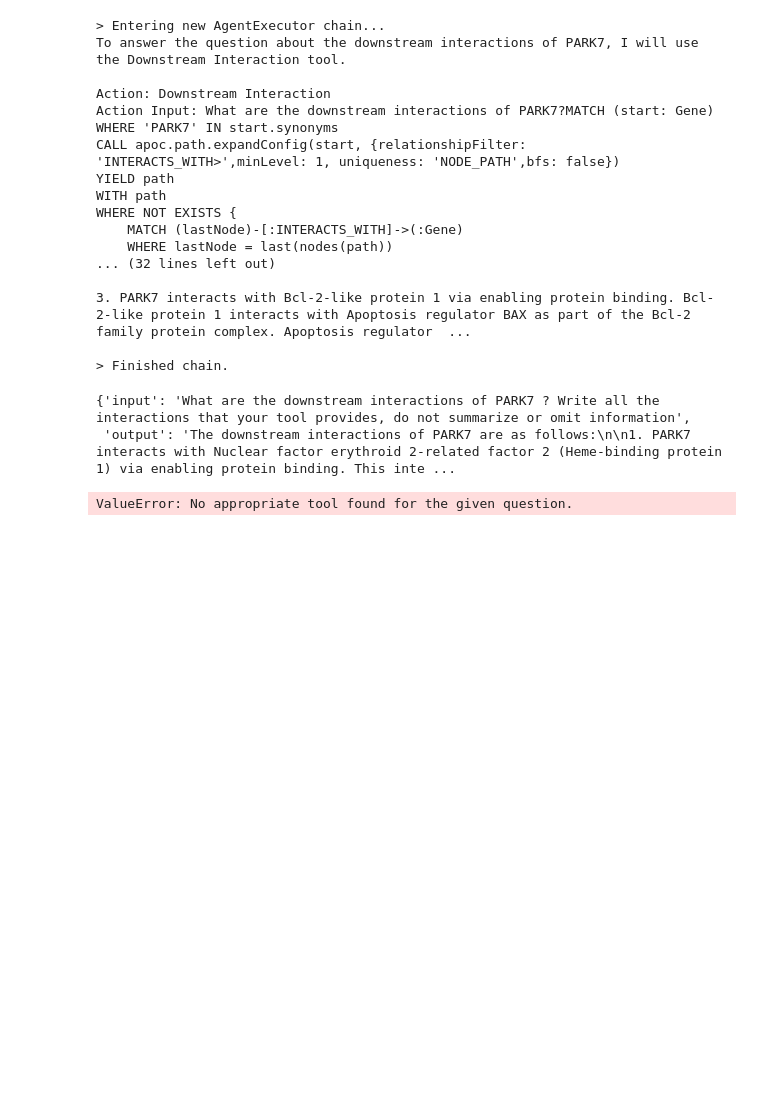
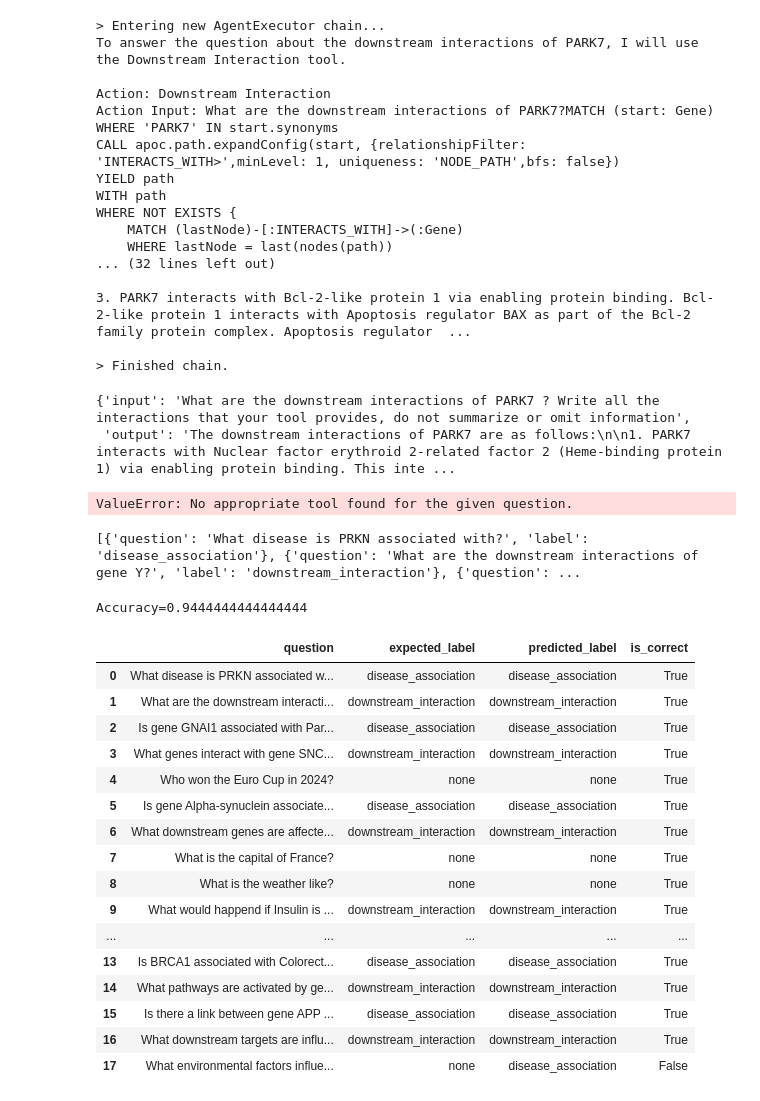
Before and after one commit to evangelosroutis/hypothesis-generation, a Jupyter notebook: demo.ipynb, the cells around one changed output. Cells and saved outputs as stored; diff of their text form; code cells hidden in the pictures; blank space fills up the shorter version.

Commit message:
added evaluation for final response

```diff
--- a/demo.ipynb
+++ b/demo.ipynb
@@ -1525,0 +1551,79 @@ ValueError: No appropriate tool found for the given question.
+# %%
+
+# Load the dataset from a JSON file
+with open('evaluation_datasets/tool_selection_dataset.json', 'r') as f:
+    loaded_dataset = json.load(f)
+
+# Check if the dataset is loaded correctly
+print(loaded_dataset)
+# %% [output]
+[{'question': 'What disease is PRKN associated with?', 'label': 'disease_association'}, {'question': 'What are the downstream interactions of gene Y?', 'label': 'downstream_interaction'}, {'question': ...
+# %%
+from typing import List, Dict
+import pandas as pd
+def evaluate_tool_selection(agent: CustomAgent, dataset: List[Dict[str, str]]) -> float:
+    """
+    Evaluate the tool selection performance of the CustomAgent.
+
+    Args:
+        agent (CustomAgent): The CustomAgent to be evaluated.
+        dataset (List[Dict[str, str]]): The labeled dataset containing questions and expected tool labels.
+
+    Returns:
+        float: The accuracy of the tool selection.
+    """
+    correct_count = 0
+    results = []
+
+    for data in dataset:
+        question = data["question"]
+        label = data["label"]
+
+        try:
+            selected_tool_func = agent.select_tool(question)
+            selected_tool = "disease_association" if selected_tool_func == agent.disease_association_agent.generate_response else "downstream_interaction"
+        except ValueError:
+            selected_tool = "none"
+
+        # Determine if the tool selection was correct
+        is_correct = (selected_tool == label)
+        if is_correct:
+            correct_count += 1
+
+        # Append the result to the list
+        results.append({
+            "question": question,
+            "expected_label": label,
+            "predicted_label": selected_tool,
+            "is_correct": is_correct
+        })
+
+    accuracy = correct_count / len(dataset)
+    print(f"Accuracy={accuracy}")
+    df = pd.DataFrame(results)
+
+    return df
+
+# Usage
+config_path = 'config.yaml'
+custom_agent = CustomAgent(uri, user, password, api_key, config_path)
+evaluate_tool_selection(custom_agent, loaded_dataset)
+# %% [output]
+Accuracy=0.9444444444444444
+|  | question | expected_label | predicted_label | is_correct |
+| 0 | What disease is PRKN associated w... | disease_association | disease_association | True |
+| 1 | What are the downstream interacti... | downstream_interaction | downstream_interaction | True |
+| 2 | Is gene GNAI1 associated with Par... | disease_association | disease_association | True |
+| 3 | What genes interact with gene SNC... | downstream_interaction | downstream_interaction | True |
+| 4 | Who won the Euro Cup in 2024? | none | none | True |
+| 5 | Is gene Alpha-synuclein associate... | disease_association | disease_association | True |
+| 6 | What downstream genes are affecte... | downstream_interaction | downstream_interaction | True |
+| 7 | What is the capital of France? | none | none | True |
+| 8 | What is the weather like? | none | none | True |
+| 9 | What would happend if Insulin is ... | downstream_interaction | downstream_interaction | True |
+| ... | ... | ... | ... | ... |
+| 13 | Is BRCA1 associated with Colorect... | disease_association | disease_association | True |
+| 14 | What pathways are activated by ge... | downstream_interaction | downstream_interaction | True |
+| 15 | Is there a link between gene APP ... | disease_association | disease_association | True |
+| 16 | What downstream targets are influ... | downstream_interaction | downstream_interaction | True |
+| 17 | What environmental factors influe... | none | disease_association | False |
```
Also changed, not shown: parts of 4 cells of this notebook, 4 other files.
